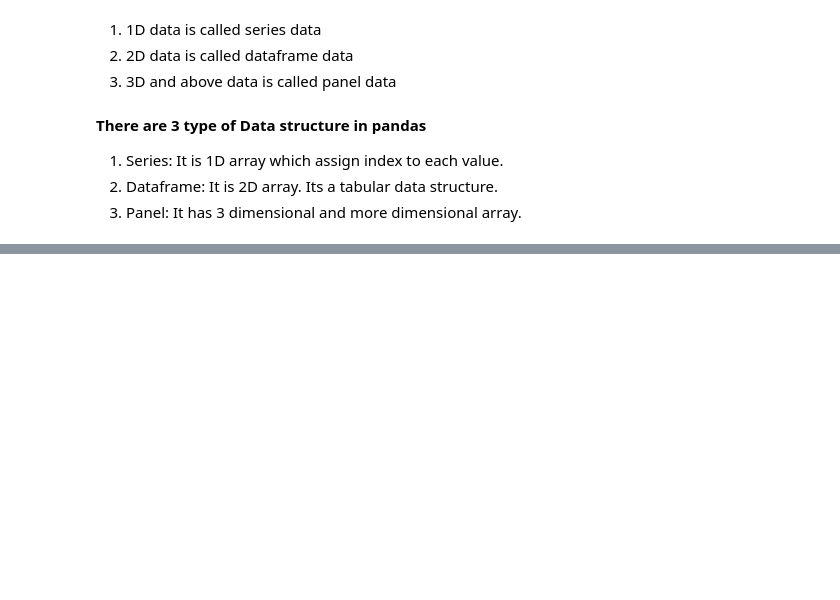
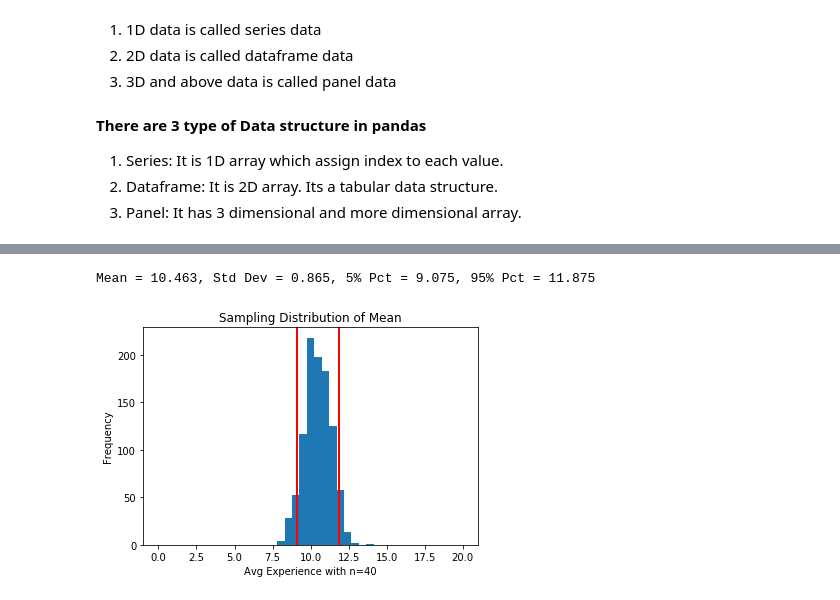
Before and after one commit to Shafin-Thiyam/UPX, a Jupyter notebook: Session/Day16_practice.ipynb, the cells around one changed output, grey strips where cells are left out. Drawn from its saved outputs; the diff is of its cells as text; code cells hidden in the pictures; blank space fills up the shorter version.

```diff
--- a/Session/Day16_practice.ipynb
+++ b/Session/Day16_practice.ipynb
@@ -548,0 +47,12 @@ dss_exp = np.array([12,15,13,13,10,3,12,131,43,10,12,8,6,7,3,10,12,12,15,13,13,1
+# %%
+# Set the parameters for sampling
+n = 40
+NUM_TRIALS = 1000
+# %%
+#Just try for 1 iteration
+
+samp = np.random.choice(dss_exp, size = n, replace = True)
+print (samp)
+samp_mean = samp.mean()
+samp_sd = samp.std()
+print("Samp_mean = {:4.3f} Sample_SD = {:4.3f}".format(samp_mean, samp_sd))
@@ -548,0 +73,12 @@ dss_exp = np.array([12,15,13,13,10,3,12,131,43,10,12,8,6,7,3,10,12,12,15,13,13,1
+# %%
+# Distribution of Sample means
+
+np.random.seed(100)
+mn_array = np.zeros(NUM_TRIALS)
+sd_array = np.zeros(NUM_TRIALS)
+
+# Extract Random Samples and compute mean & standard deviation
+for i in range(NUM_TRIALS):
+  samp = np.random.choice(dss_exp, size = n, replace = True)
+  mn_array[i] = samp.mean()
+mn_array
@@ -549,3 +103,24 @@ dss_exp = np.array([12,15,13,13,10,3,12,131,43,10,12,8,6,7,3,10,12,12,15,13,13,1
+# %%
+# Annotate the distribution - Not important for understanding
+mn = mn_array.mean()
+sd = mn_array.std()
+x5_pct = np.percentile(mn_array, 5.0)
+x95_pct = np.percentile(mn_array, 95.0)
+print("Mean = {:4.3f}, Std Dev = {:4.3f}, 5% Pct = {:4.3f}, 95% Pct = {:4.3f}".format(mn, sd, x5_pct, x95_pct))
+
+
+# Plot Sampling distribution of Mean
+plt.hist(mn_array, range=(0,20), bins = 41)
+# Add axis labels
+plt.xlabel("Avg Experience with n={}".format(n))
+plt.ylabel("Frequency")
+plt.title("Sampling Distribution of Mean")
+plt.axvline(x=x5_pct, linewidth=2, color = 'r')
+plt.axvline(x=x95_pct, linewidth=2, color = 'r')
+plt.show();
+# %% [output]
+Mean = 10.463, Std Dev = 0.865, 5% Pct = 9.075, 95% Pct = 11.875
+[figure, added]
 # %%
 len(dss_exp)
 # %% [output]
```
Also changed, not shown: parts of 81 cells of this notebook, 6 other files.
